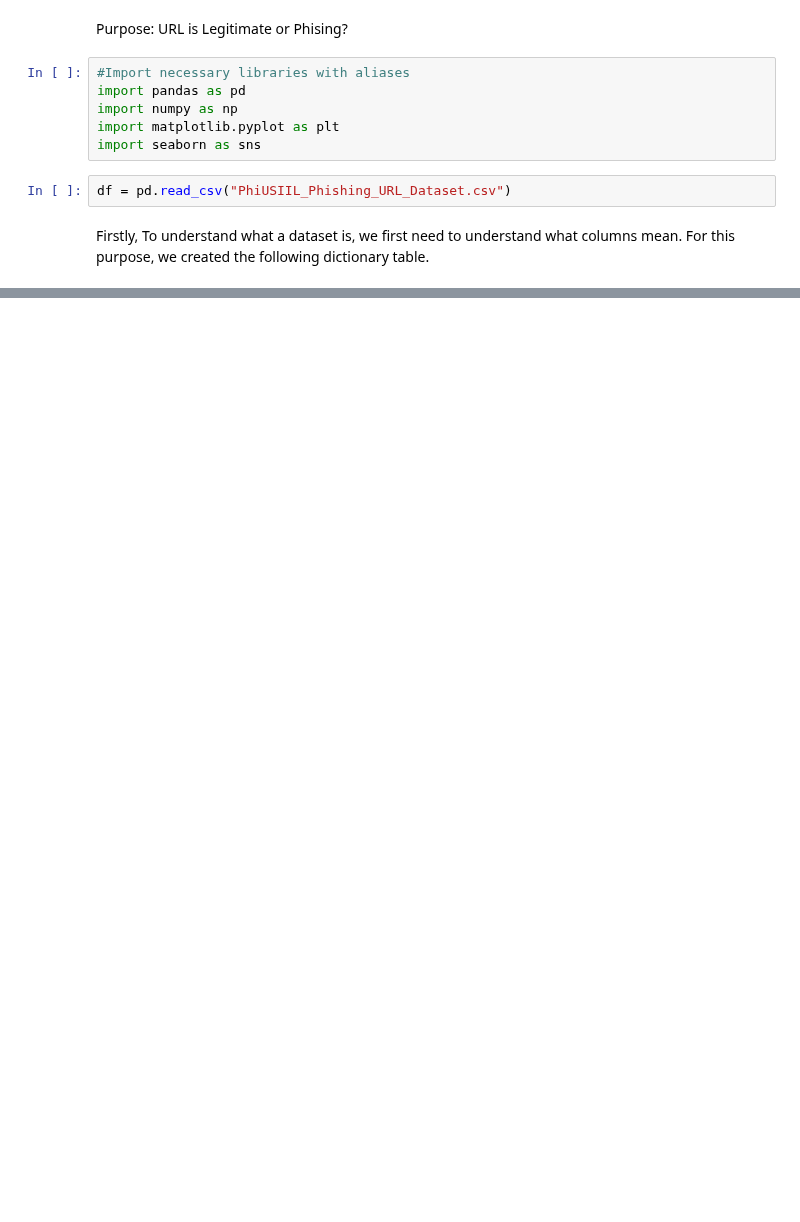
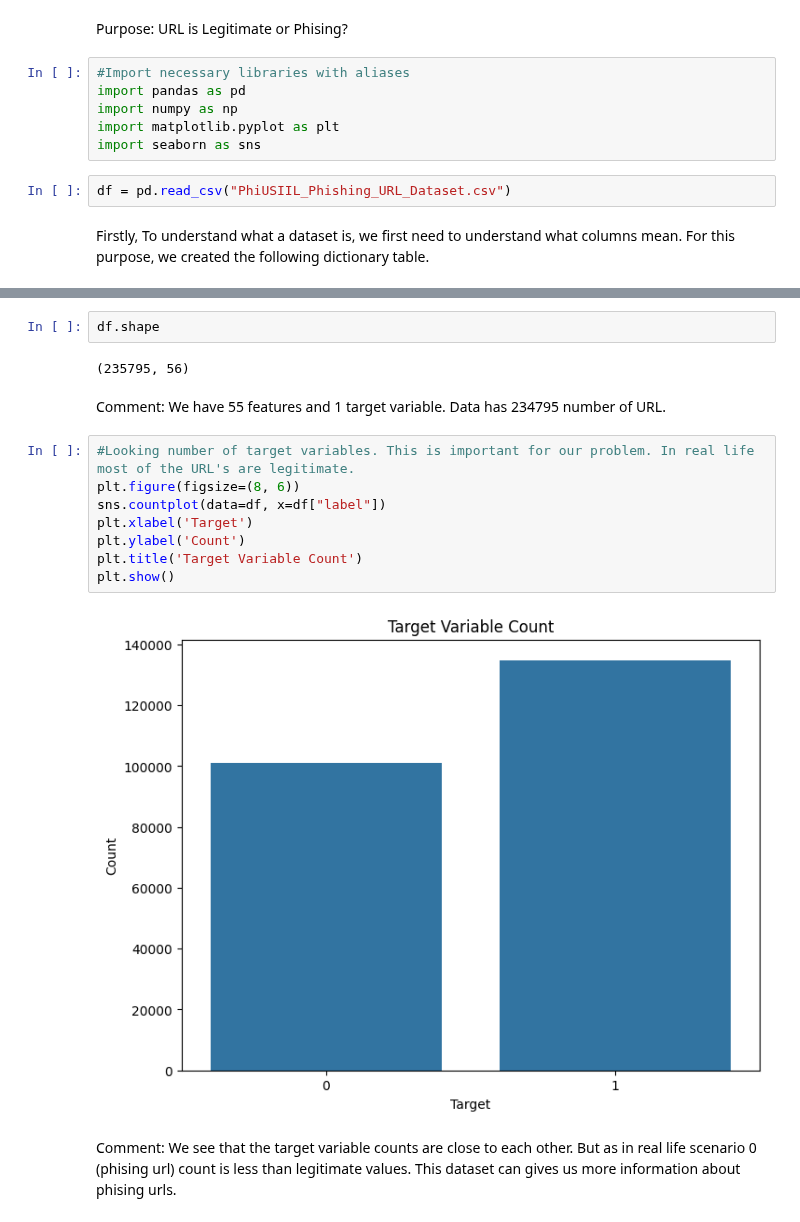
Before and after one commit to BugraAKKUS/Phishing-URL--Website--Detection, a Jupyter notebook: EDA_emre.ipynb, the cells around one changed output, grey strips where cells are left out. Saved outputs shown, nothing was run; the diff lists cells and outputs as text; blank space fills up the shorter version.

```diff
--- a/EDA_emre.ipynb
+++ b/EDA_emre.ipynb
@@ -45,4 +45,22 @@ display(data_dict)
 | 53 | NoOfEmptyRef | int64 | 0 | Number of empty links (e.g., href... |
 | 54 | NoOfExternalRef | int64 | 124 | Number of links pointing to exter... |
 | 55 | label | int64 | 1 | Target Variable (0: Phishing, 1: ... |
+# %%
+df.shape
+# %% [output]
+(235795, 56)
+# %% [markdown]
+Comment: We have 55 features and 1 target variable. Data has 234795 number of URL.
+# %%
+#Looking number of target variables. This is important for our problem. In real life most of the URL's are legitimate.
+plt.figure(figsize=(8, 6))
+sns.countplot(data=df, x=df["label"])
+plt.xlabel('Target')
+plt.ylabel('Count')
+plt.title('Target Variable Count')
+plt.show()
+# %% [output]
+[figure, added]
+# %% [markdown]
+Comment: We see that the target variable counts are close to each other. But as in real life scenario 0 (phising url) count is less than legitimate values. This dataset can gives us more information about phising urls.
 # %%
```
Also changed, not shown: parts of 8 cells of this notebook.
